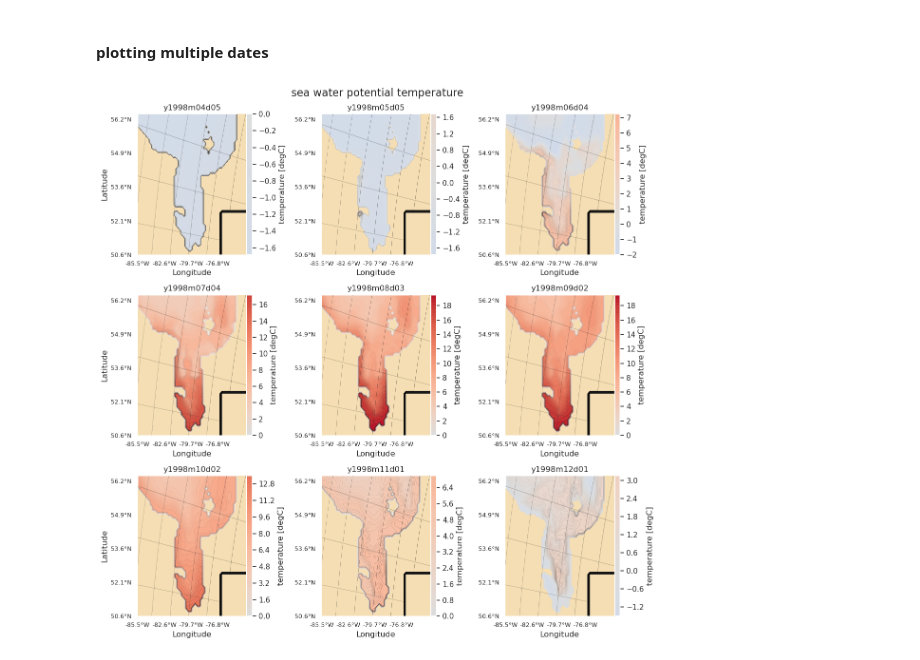
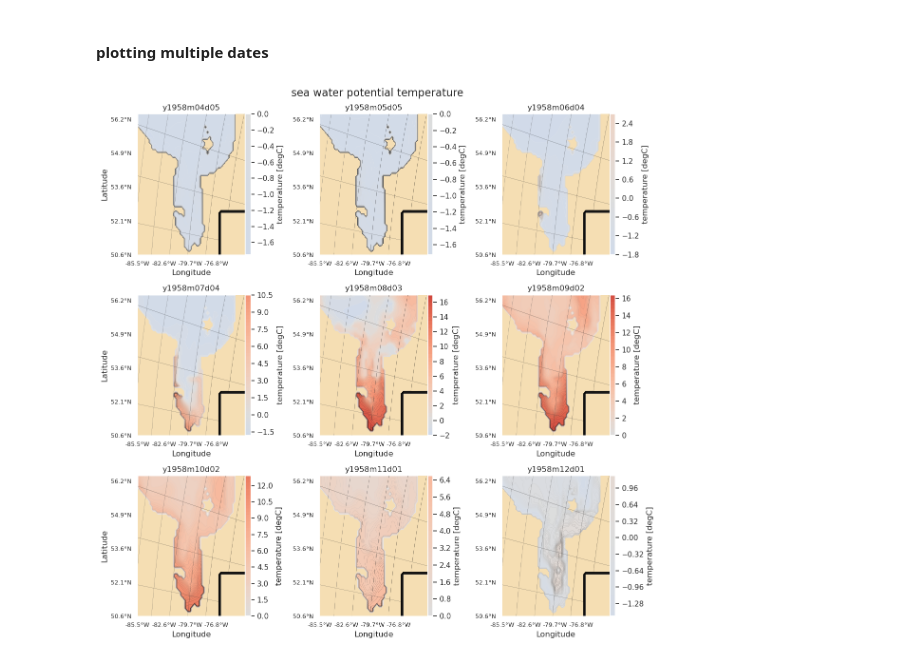
Before and after one commit to PORTAL-CEOS/ANHALYZE, a Jupyter notebook: scripts/plot_anha4_data.ipynb, the cells around one changed output. Saved outputs shown, nothing was run; the diff lists cells and outputs as text; code cells hidden in the pictures.

```diff
--- a/scripts/plot_anha4_data.ipynb
+++ b/scripts/plot_anha4_data.ipynb
@@ -41,17 +41,17 @@ elif platform == "darwin":
 file_list = os.listdir(data_path)
 
 
+
+
 # File selection given platform and other parameters
 if platform == "linux" or platform == "linux2":
-    # linux
-
-    #Set data list params
-    year= '1998'
-    grid = 'T'
 
     #selecting list of files given params
     file_list = sorted([ f for f in file_list if 'y'+year in f and 'grid'+grid in f])
 
+    #Set data list params
+    year= '1958'
+    grid = 'T'
     month_list = ['04','05','06','07','08','09','10','11','12']
 
     new_file_list =[]
@@ -161,8 +161,6 @@ def get_lat_lon_ticks(lat,lon):
 #### plotting multiple dates
 # %%
 
-# Set up model depth level
-depth = 0
 
 # Setting ploting vars.
 levels = 42
@@ -218,31 +216,31 @@ for i, xx in enumerate(fig.axes):
     xx.contour(lon,levels=lon_levels*proj_size,cmap='binary',vmin=min_lon-20,vmax=max_lon,linewidths=.2, zorder = 3)
 
 
     # Set axis labels
     xx.set_xlabel('Longitude')
     if i % ncols == 0:
         xx.set_ylabel('Latitude')
 
     # Set title
     #plt.title(data.variables['votemper'].standard_name)
     xx.set_title(file_list[i].split('/')[-1].split('_')[1])
 
     # Set tick marks
     xx.set_yticks(ticks = lat_tick_indices , labels= lat_tick_values, fontsize = 9)
     xx.set_xticks(ticks = lon_tick_indices , labels= lon_tick_values, fontsize = 9)
 
     # Set Colorbar
     divider = make_axes_locatable(xx)
     cax = divider.append_axes('right', size='5%', pad=0.01)
     label = data.variables[var].long_name+' ['+data.variables[var].units+']'
     fig.colorbar(im, cax=cax, orientation='vertical',label=label)
 
 fig.suptitle(data.variables[var].standard_name.replace('_',' '), fontsize=16)
 fig.tight_layout()
 
 
 
 #Save figure to file.
 plt.savefig('../figs/%s_%s_y%s_m%s-%s.png'%(region,data.variables[var].long_name,year,month_list[0],month_list[-1]))
 # %% [output]
-[figure, old version]
+[figure, new version]
```
Also changed, not shown: parts of 1 cell of this notebook.
